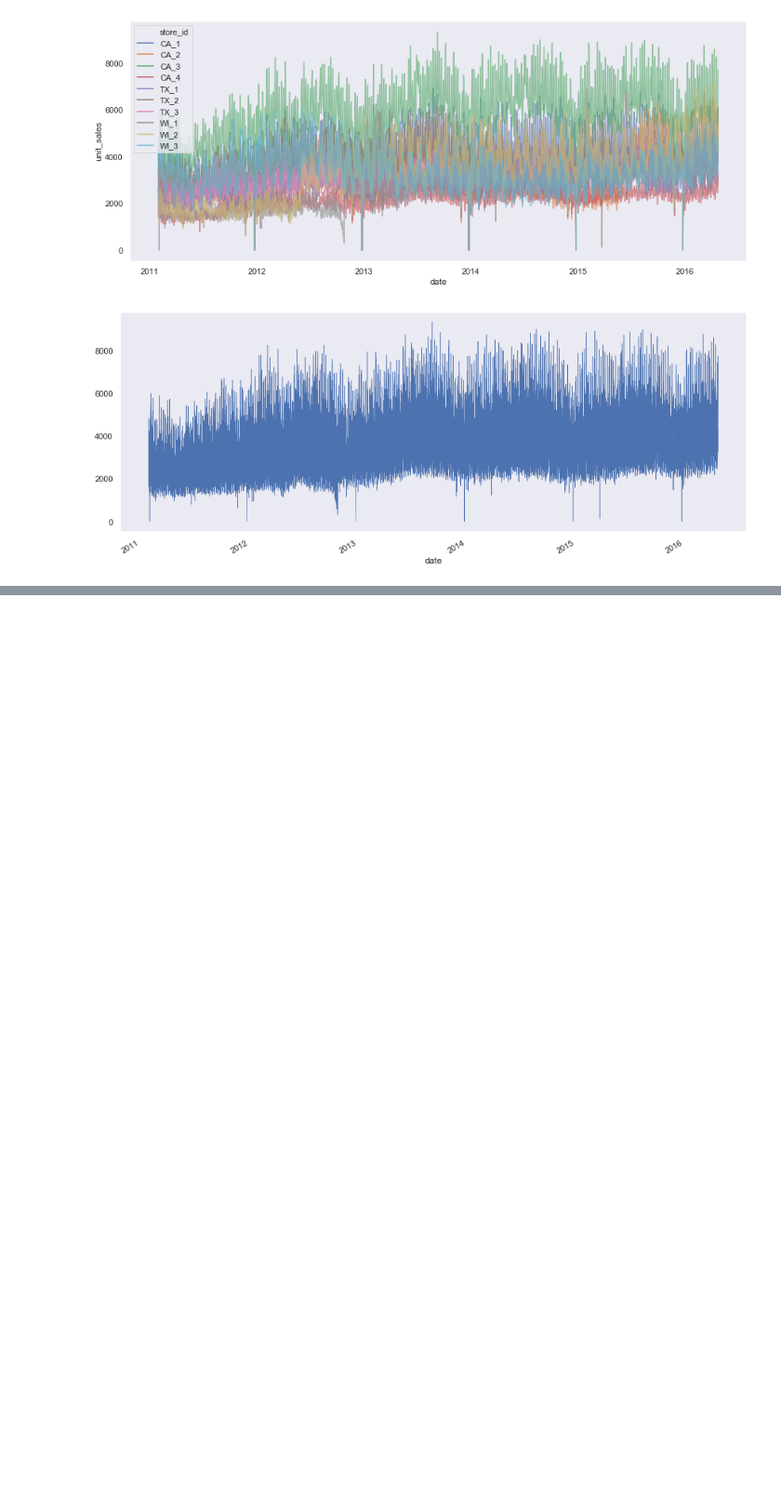
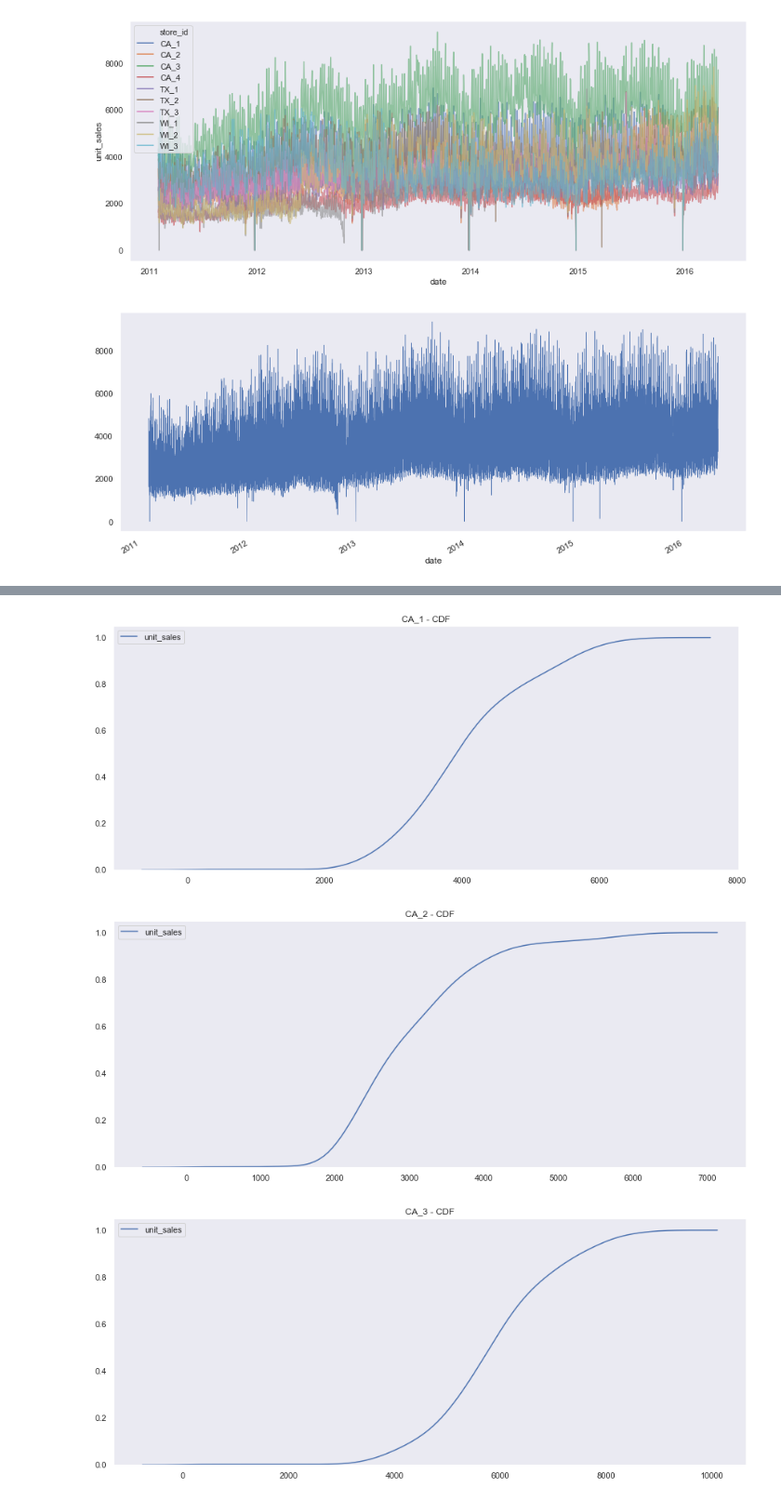
Before and after one commit to cpglenn/m5-forecasting-accuracy, a Jupyter notebook: master.ipynb, the cells around one changed output, grey strips where cells are left out. Shown at 93% size. Saved outputs shown, nothing was run; the diff lists cells and outputs as text; code cells hidden in the pictures; blank space fills up the shorter version.

```diff
--- a/master.ipynb
+++ b/master.ipynb
@@ -139,0 +150,11 @@ TypeError: unsupported operand type(s) for *: 'Timestamp' and 'float'
+# %%
+stores = master['store_id'].unique()
+for store in stores:
+    temp = store_sales[store_sales['store_id'] == store]
+    sns.kdeplot(temp['unit_sales'], cumulative=True)
+    plt.title('{0} - CDF'.format(store))
+    plt.show()
+# %% [output]
+[figure, added]
+[figure, added]
+[figure, added]
```
Also changed, not shown: parts of 6 cells of this notebook, 1 other file.
